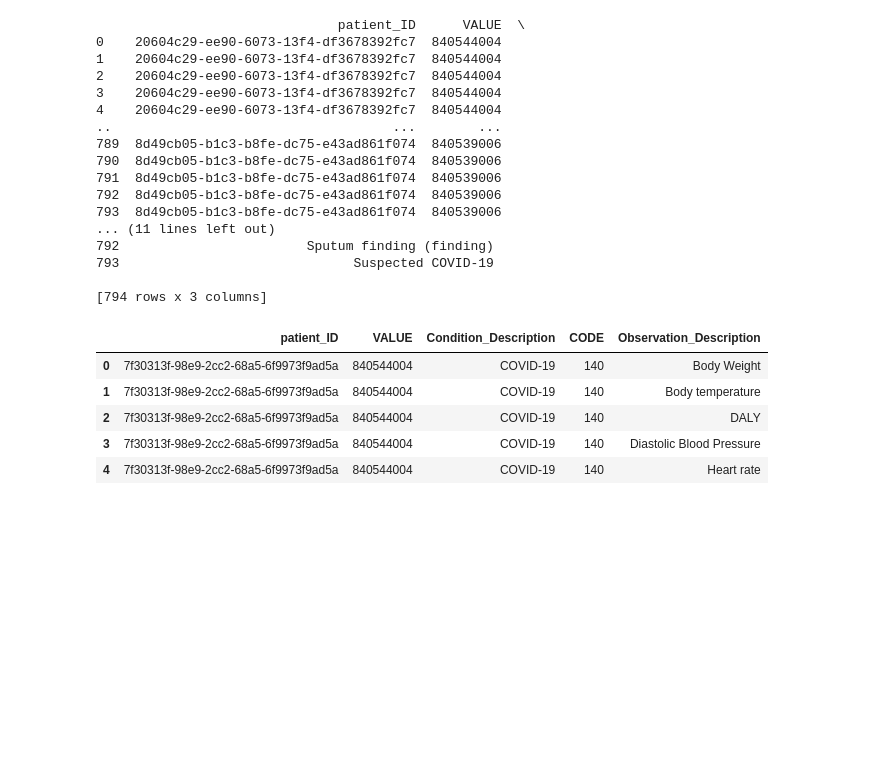
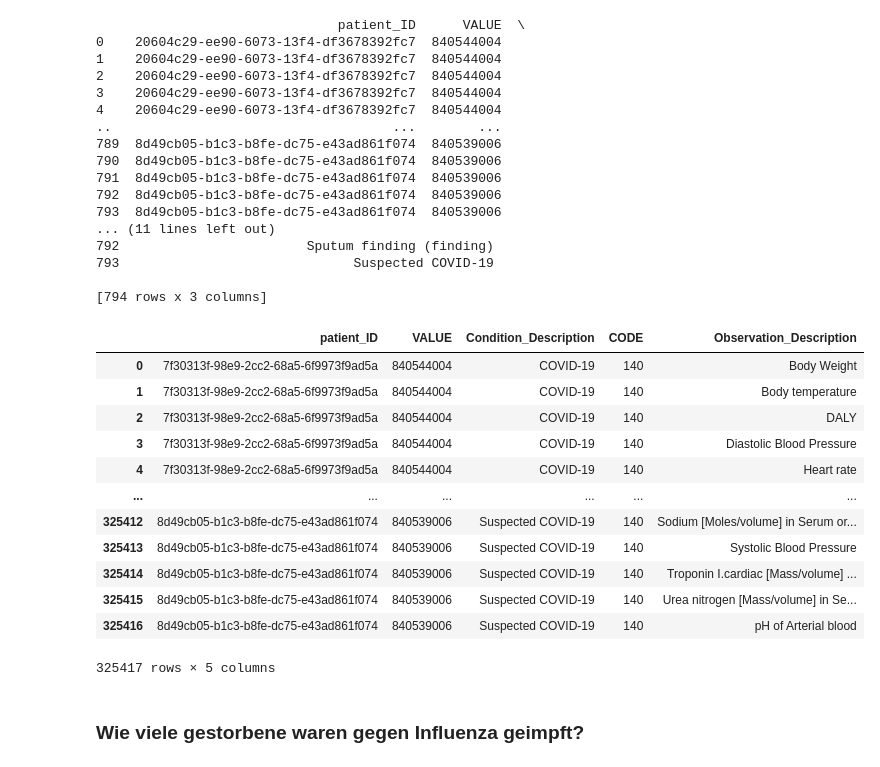
Before and after one commit to Fuenfgeld/DMA2022DataProjectA, a Jupyter notebook: tosql.ipynb, the cells around one changed output. Saved outputs shown, nothing was run; the diff lists cells and outputs as text; code cells hidden in the pictures; blank space fills up the shorter version.

```diff
--- a/tosql.ipynb
+++ b/tosql.ipynb
@@ -419,13 +419,22 @@ print(pd.read_sql_query("SELECT DISTINCT patient_ID, facts_table.VALUE, conditio
 
 [794 rows x 3 columns]
 # %%
-df = pd.read_sql_query("SELECT DISTINCT patient_ID, facts_table.VALUE, conditions.DESCRIPTION AS Condition_Description, immunizations.CODE, observations.DESCRIPTION AS Observation_Description FROM facts_table LEFT JOIN conditions ON facts_table.patient_ID = conditions.PATIENT LEFT JOIN immunizations ON facts_table.patient_ID = immunizations.PATIENT LEFT JOIN observations ON facts_table.patient_ID = observations.PATIENT WHERE facts_table.condition_Id is NOT NULL AND (facts_table.VALUE==840539006 OR facts_table.VALUE==840544004) AND immunizations.CODE==140", conn)
+df_nur_influenza_geimpfte = pd.read_sql_query("SELECT DISTINCT patient_ID, facts_table.VALUE, conditions.DESCRIPTION AS Condition_Description, immunizations.CODE, observations.DESCRIPTION AS Observation_Description FROM facts_table LEFT JOIN conditions ON facts_table.patient_ID = conditions.PATIENT LEFT JOIN immunizations ON facts_table.patient_ID = immunizations.PATIENT LEFT JOIN observations ON facts_table.patient_ID = observations.PATIENT WHERE facts_table.condition_Id is NOT NULL AND (facts_table.VALUE==840539006 OR facts_table.VALUE==840544004) AND immunizations.CODE==140", conn)
-# %%
-df.head()
-# %% [output]
-|  | patient_ID | VALUE | Condition_Description | CODE | Observation_Description |
-| 0 | 7f30313f-98e9-2cc2-68a5-6f9973f9ad5a | 840544004 | COVID-19 | 140 | Body Weight |
-| 1 | 7f30313f-98e9-2cc2-68a5-6f9973f9ad5a | 840544004 | COVID-19 | 140 | Body temperature |
-| 2 | 7f30313f-98e9-2cc2-68a5-6f9973f9ad5a | 840544004 | COVID-19 | 140 | DALY |
-| 3 | 7f30313f-98e9-2cc2-68a5-6f9973f9ad5a | 840544004 | COVID-19 | 140 | Diastolic Blood Pressure |
-| 4 | 7f30313f-98e9-2cc2-68a5-6f9973f9ad5a | 840544004 | COVID-19 | 140 | Heart rate |
+# %%
+df_nur_influenza_geimpfte
+# %% [output]
+|  | patient_ID | VALUE | Condition_Description | CODE | Observation_Description |
+| 0 | 7f30313f-98e9-2cc2-68a5-6f9973f9ad5a | 840544004 | COVID-19 | 140 | Body Weight |
+| 1 | 7f30313f-98e9-2cc2-68a5-6f9973f9ad5a | 840544004 | COVID-19 | 140 | Body temperature |
+| 2 | 7f30313f-98e9-2cc2-68a5-6f9973f9ad5a | 840544004 | COVID-19 | 140 | DALY |
+| 3 | 7f30313f-98e9-2cc2-68a5-6f9973f9ad5a | 840544004 | COVID-19 | 140 | Diastolic Blood Pressure |
+| 4 | 7f30313f-98e9-2cc2-68a5-6f9973f9ad5a | 840544004 | COVID-19 | 140 | Heart rate |
+| ... | ... | ... | ... | ... | ... |
+| 325412 | 8d49cb05-b1c3-b8fe-dc75-e43ad861f074 | 840539006 | Suspected COVID-19 | 140 | Sodium [Moles/volume] in Serum or... |
+| 325413 | 8d49cb05-b1c3-b8fe-dc75-e43ad861f074 | 840539006 | Suspected COVID-19 | 140 | Systolic Blood Pressure |
+| 325414 | 8d49cb05-b1c3-b8fe-dc75-e43ad861f074 | 840539006 | Suspected COVID-19 | 140 | Troponin I.cardiac [Mass/volume] ... |
+| 325415 | 8d49cb05-b1c3-b8fe-dc75-e43ad861f074 | 840539006 | Suspected COVID-19 | 140 | Urea nitrogen [Mass/volume] in Se... |
+| 325416 | 8d49cb05-b1c3-b8fe-dc75-e43ad861f074 | 840539006 | Suspected COVID-19 | 140 | pH of Arterial blood |
+325417 rows × 5 columns
+# %% [markdown]
+### Wie viele gestorbene waren gegen Influenza geimpft?
```
Also changed, not shown: parts of 4 cells of this notebook.
